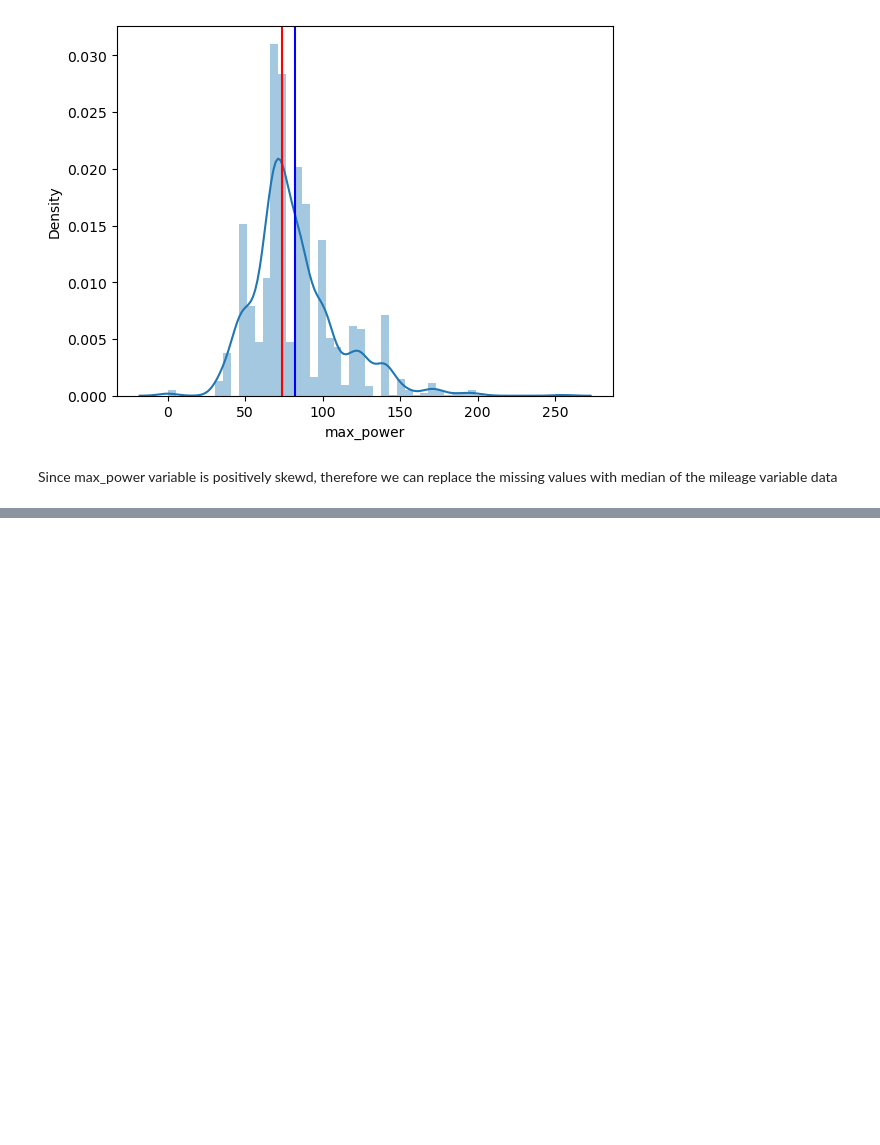
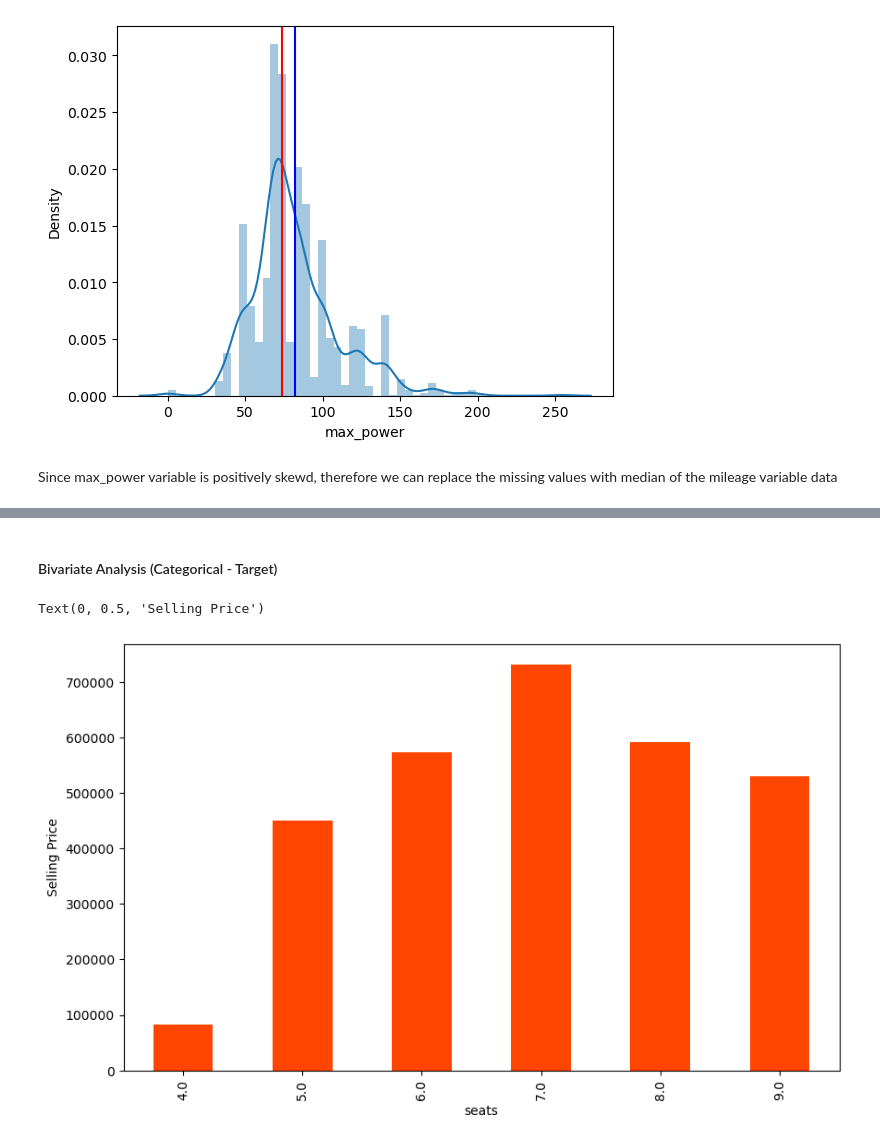
Before and after one commit to Varinder-KM/Car-Dekho_Car_selling_Price_prediction, a Jupyter notebook: Car Dekho (Car Selling Price Prediction).ipynb, the cells around one changed output, grey strips where cells are left out. Drawn from its saved outputs; the diff is of its cells as text; code cells hidden in the pictures; blank space fills up the shorter version.

```diff
--- a/Car Dekho (Car Selling Price Prediction).ipynb
+++ b/Car Dekho (Car Selling Price Prediction).ipynb
@@ -350,0 +365,10 @@ for col in categorical_variables:
+# %% [markdown]
+#### Bivariate Analysis (Categorical - Target)
+# %%
+#seats - selling_price
+fig, ax = plt.subplots(figsize=(10, 6))
+dataset.groupby('seats')['selling_pice'].mean().plot(kind='bar', color='orangered')
+ax.set_ylabel('Selling Price')
+# %% [output]
+Text(0, 0.5, 'Selling Price')
+[figure, added]
```
Also changed, not shown: parts of 35 cells of this notebook.
